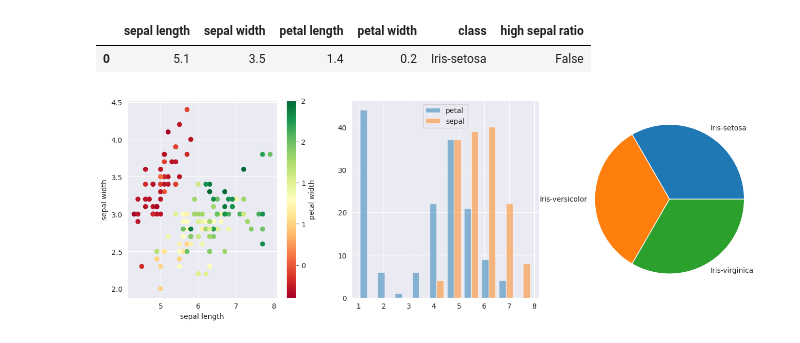
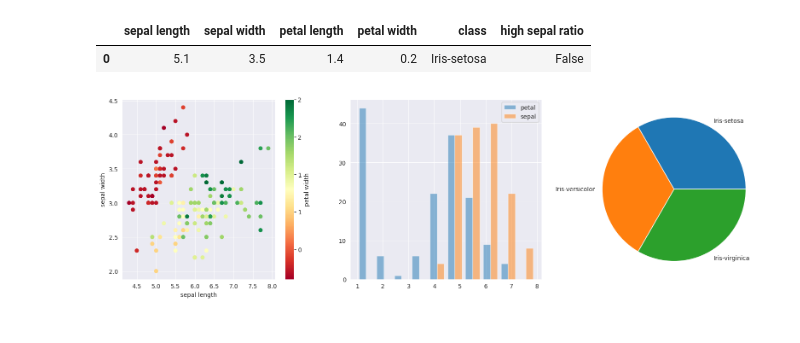
Before and after one commit to pwr-ai/przetwarzanie-danych-i-odkrywanie-wiedzy, a Jupyter notebook: _sources/laboratoria/lab2-podstawowe-biblioteki.ipynb, the cells around one changed output. Saved outputs shown, nothing was run; the diff lists cells and outputs as text; code cells hidden in the pictures.

```diff
--- a/_sources/laboratoria/lab2-podstawowe-biblioteki.ipynb
+++ b/_sources/laboratoria/lab2-podstawowe-biblioteki.ipynb
@@ -843,26 +843,27 @@ df.head(1)
 # %%
 # tworzymy subplot składający się z jednego rzędu i trzech kolumn
 fig, (ax1, ax2, ax3) = plt.subplots(nrows=1, ncols=3, figsize=(16, 5))
 
 # tworzymy wykres punktowy pokazujący zależność długości do szerokości "działki kielicha" (sepal)
 # z kolorami oznaczającymi szerokość płatka
 scatter = ax1.scatter(
     df["sepal length"], df["sepal width"], c=df["petal width"], cmap="RdYlGn"
 )
 colorbar = plt.colorbar(scatter, ax=ax1, format="%d")
 ax1.set_xlabel("sepal length")
 ax1.set_ylabel("sepal width")
 colorbar.set_label("petal width")
 
 # tworzymy histogramy długości płatka i działki
 ax2.hist([df["petal length"], df["sepal length"]], alpha=0.5, label=["petal", "sepal"])
 ax2.legend()
 
 # tworzymy wykres kołowy ilości klas
 ax3.pie(
     df.groupby("class").count().to_numpy()[:, 0],
     labels=df.groupby("class").count().index,
 )
+fig.tight_layout()
 plt.show()
 # %% [output]
-[figure, old version]
+[figure, new version]
```
Also changed, not shown: parts of 20 cells of this notebook, 6 other files.
